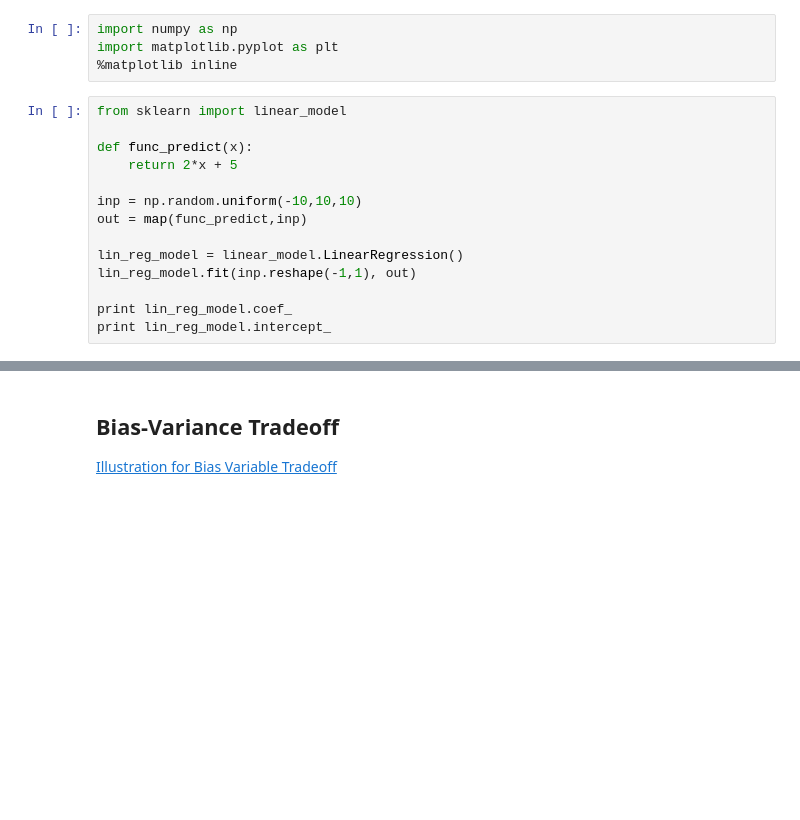
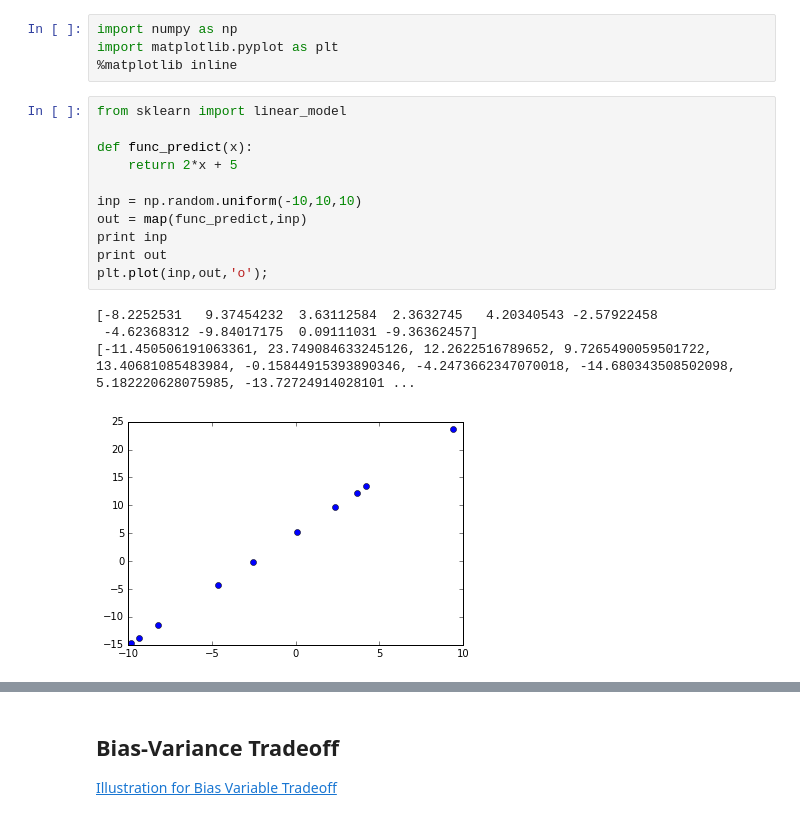
Before and after one commit to nikhilalmeida/ml-class, a Jupyter notebook: lecture material/ML_tutorial_week3.ipynb, the cells around one changed output, grey strips where cells are left out. Saved outputs shown, nothing was run; the diff lists cells and outputs as text; blank space fills up the shorter version.

```diff
--- a/lecture material/ML_tutorial_week3.ipynb
+++ b/lecture material/ML_tutorial_week3.ipynb
@@ -7,15 +7,17 @@ import matplotlib.pyplot as plt
 # %%
 from sklearn import linear_model
 
 def func_predict(x):
     return 2*x + 5
 
 inp = np.random.uniform(-10,10,10)
 out = map(func_predict,inp)
-
-lin_reg_model = linear_model.LinearRegression()
-lin_reg_model.fit(inp.reshape(-1,1), out)
-
-print lin_reg_model.coef_
-print lin_reg_model.intercept_
+print inp
+print out
+plt.plot(inp,out,'o');
+# %% [output]
+[-8.2252531   9.37454232  3.63112584  2.3632745   4.20340543 -2.57922458
+ -4.62368312 -9.84017175  0.09111031 -9.36362457]
+[-11.450506191063361, 23.749084633245126, 12.2622516789652, 9.7265490059501722, 13.40681085483984, -0.15844915393890346, -4.2473662347070018, -14.680343508502098, 5.182220628075985, -13.72724914028101 ...
+[figure, added]
 # %%
```
Also changed, not shown: parts of 12 cells of this notebook, 9 other files.
